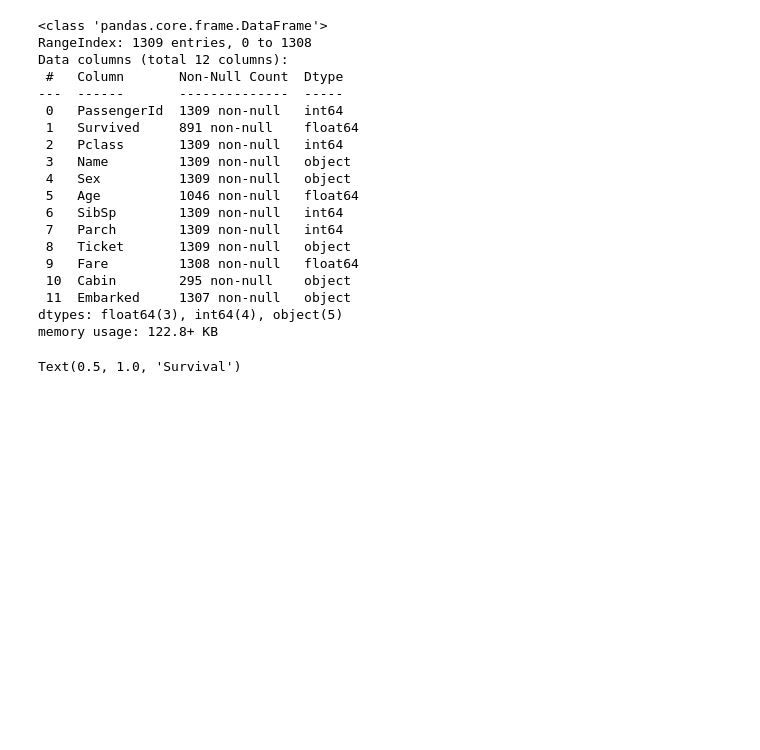
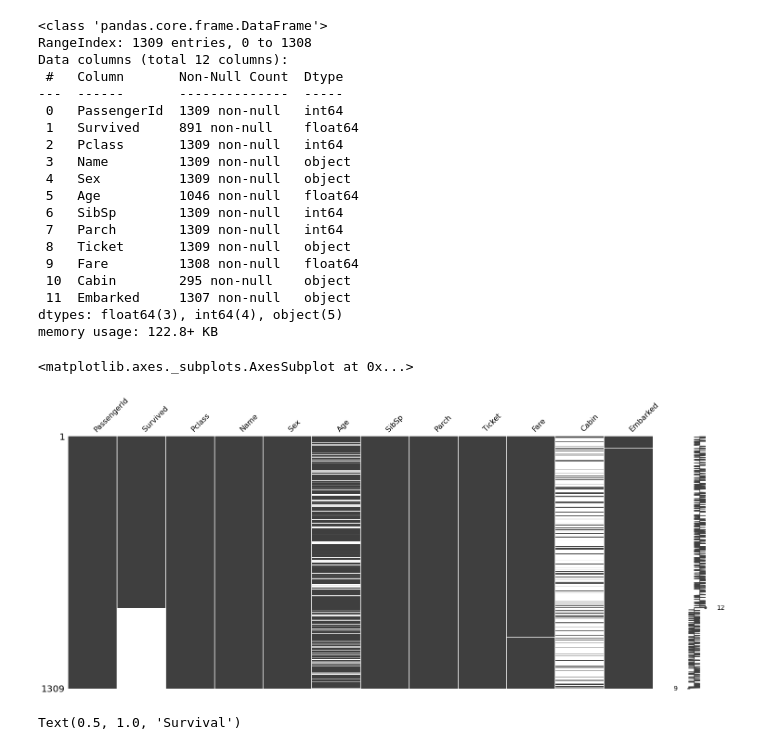
Before and after one commit to fleo76981/Kaggle_Titanic, a Jupyter notebook: [Kaggle]Titanic(include XGBoost).ipynb, the cells around one changed output. Cells and saved outputs as stored; diff of their text form; code cells hidden in the pictures; blank space fills up the shorter version.

```diff
--- a/[Kaggle]Titanic(include XGBoost).ipynb
+++ b/[Kaggle]Titanic(include XGBoost).ipynb
@@ -42,6 +43,11 @@ Data columns (total 12 columns):
  11  Embarked     1307 non-null   object
 dtypes: float64(3), int64(4), object(5)
 memory usage: 122.8+ KB
+# %%
+msno.matrix(data)
+# %% [output]
+<matplotlib.axes._subplots.AxesSubplot at 0x...>
+[figure, added]
 # %%
 sns.countplot(data['Survived']).set_title('Survival')
 # %% [output]
```
Also changed, not shown: parts of 3 cells of this notebook.
